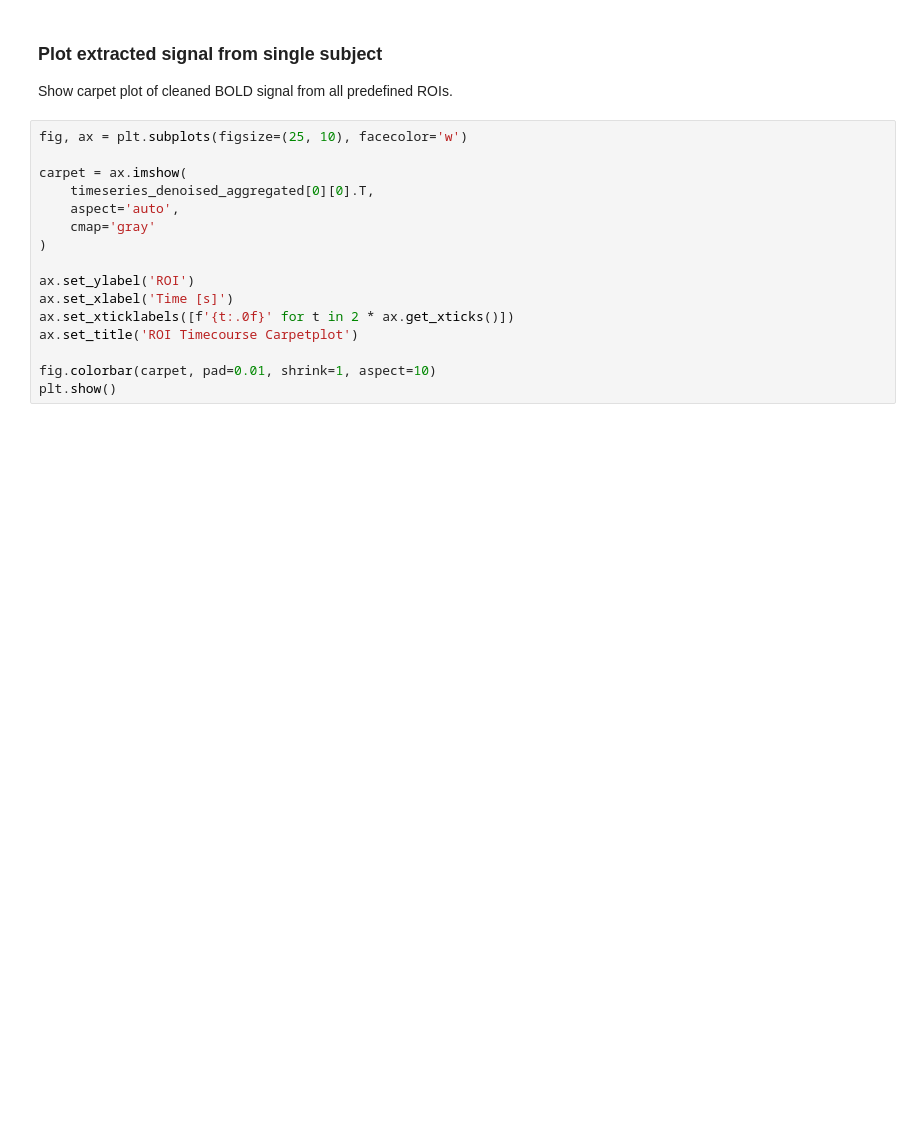
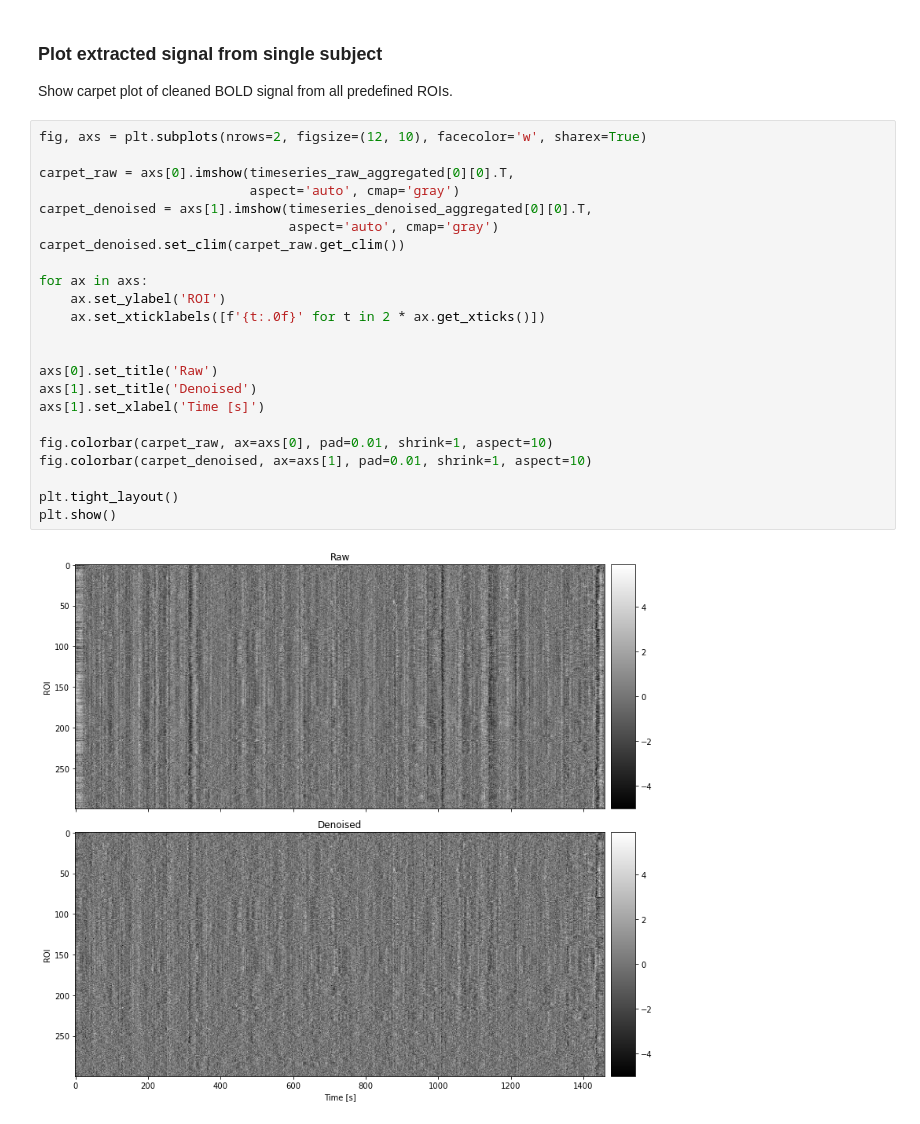
Before and after one commit to kbonna/decidenet, a Jupyter notebook: connectivity_analysis/signal_extraction/dn_sa_04_signal_extraction.ipynb, the cells around one changed output. Saved outputs shown, nothing was run; the diff lists cells and outputs as text; blank space fills up the shorter version.

```diff
--- a/connectivity_analysis/signal_extraction/dn_sa_04_signal_extraction.ipynb
+++ b/connectivity_analysis/signal_extraction/dn_sa_04_signal_extraction.ipynb
@@ -181,18 +213,27 @@ io.savemat(os.path.join(path_timeries, fname_raw + '.mat'),
 
 Show carpet plot of cleaned BOLD signal from all predefined ROIs.
 # %%
-fig, ax = plt.subplots(figsize=(25, 10), facecolor='w')
+fig, axs = plt.subplots(nrows=2, figsize=(12, 10), facecolor='w', sharex=True)
 
-carpet = ax.imshow(
-    timeseries_denoised_aggregated[0][0].T,
-    aspect='auto',
-    cmap='gray'
-)
+carpet_raw = axs[0].imshow(timeseries_raw_aggregated[0][0].T,
+                           aspect='auto', cmap='gray')
+carpet_denoised = axs[1].imshow(timeseries_denoised_aggregated[0][0].T,
+                                aspect='auto', cmap='gray')
+carpet_denoised.set_clim(carpet_raw.get_clim())
 
-ax.set_ylabel('ROI')
-ax.set_xlabel('Time [s]')
-ax.set_xticklabels([f'{t:.0f}' for t in 2 * ax.get_xticks()])
-ax.set_title('ROI Timecourse Carpetplot')
+for ax in axs:
+    ax.set_ylabel('ROI')
+    ax.set_xticklabels([f'{t:.0f}' for t in 2 * ax.get_xticks()])
 
-fig.colorbar(carpet, pad=0.01, shrink=1, aspect=10)
+
+axs[0].set_title('Raw')
+axs[1].set_title('Denoised')
+axs[1].set_xlabel('Time [s]')
+
+fig.colorbar(carpet_raw, ax=axs[0], pad=0.01, shrink=1, aspect=10)
+fig.colorbar(carpet_denoised, ax=axs[1], pad=0.01, shrink=1, aspect=10)
+
+plt.tight_layout()
 plt.show()
+# %% [output]
+[figure, added]
```
Also changed, not shown: parts of 6 cells of this notebook, 3 other files.
